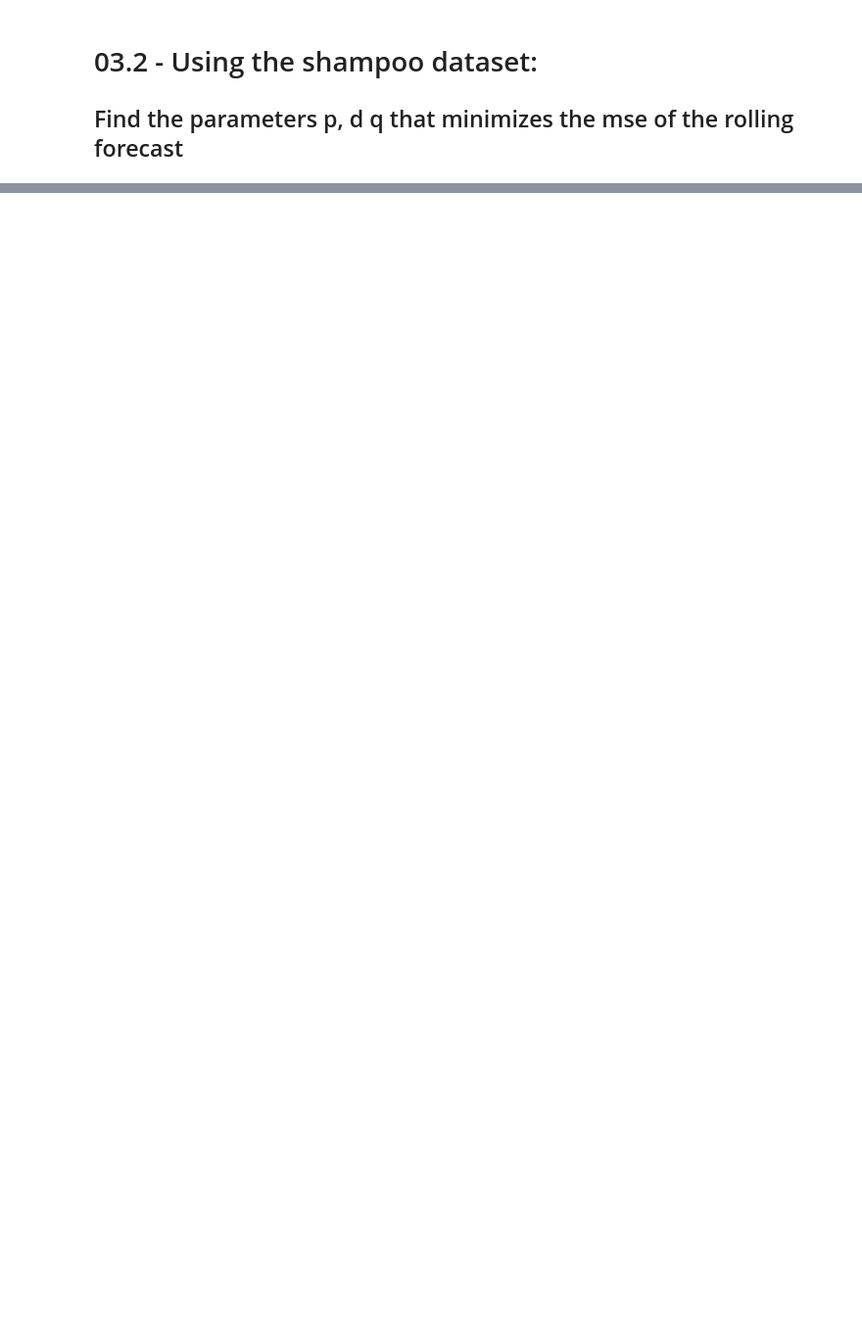
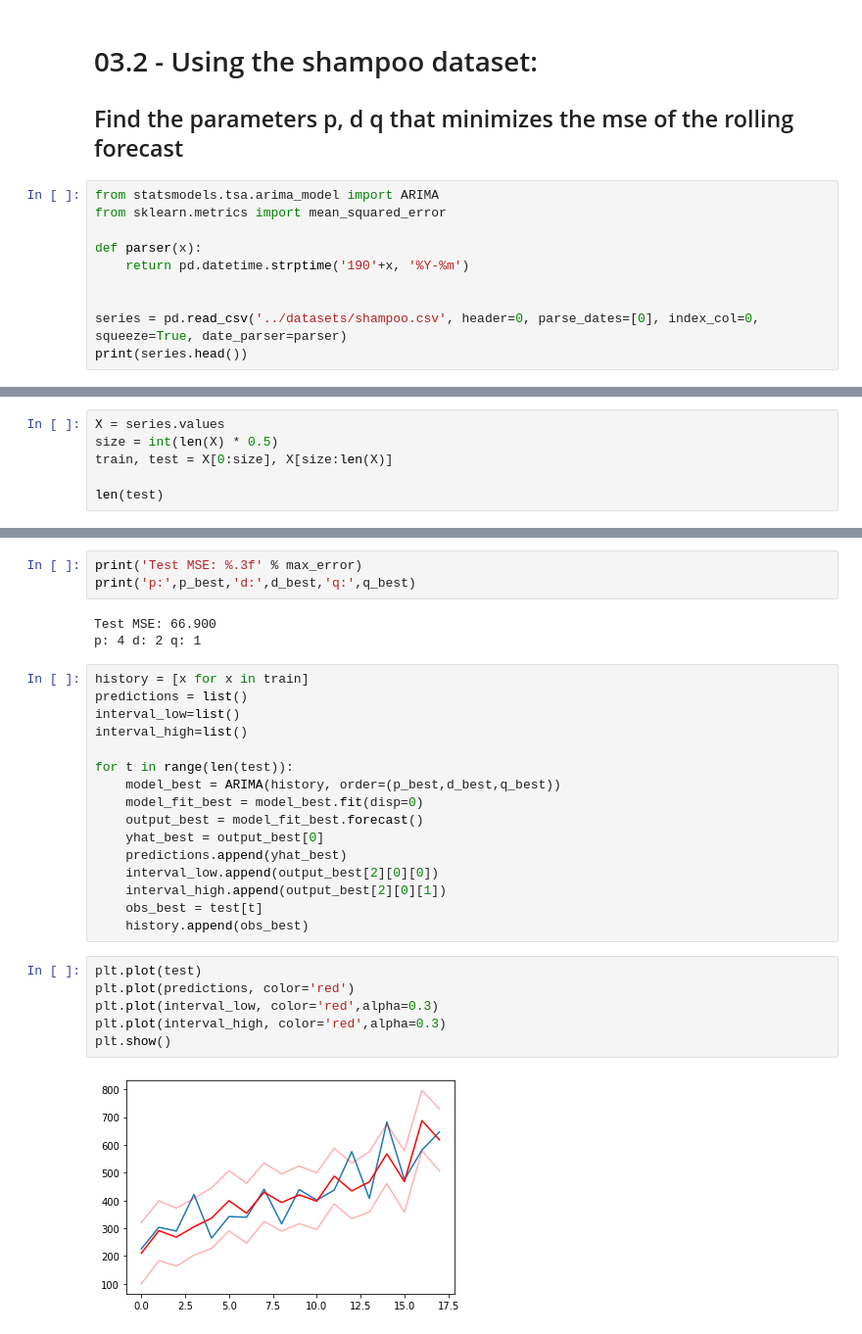
Before and after one commit to dtavera2269/AdvancedMethodsDataAnalysisClass, a Jupyter notebook: Exercises/E03-ARIMA.ipynb, the cells around one changed output, grey strips where cells are left out. Shown: that part at 98% size. Cells and saved outputs as stored; diff of their text form; blank space fills up the shorter version.

```diff
--- a/Exercises/E03-ARIMA.ipynb
+++ b/Exercises/E03-ARIMA.ipynb
@@ -43,3 +43,13 @@ ts4: MA
 # %% [markdown]
 # 03.2 - Using the shampoo dataset:
 ## Find the parameters p, d q that minimizes the mse of the rolling forecast
+# %%
+from statsmodels.tsa.arima_model import ARIMA
+from sklearn.metrics import mean_squared_error
+
+def parser(x):
+    return pd.datetime.strptime('190'+x, '%Y-%m')
+
+
+series = pd.read_csv('../datasets/shampoo.csv', header=0, parse_dates=[0], index_col=0, squeeze=True, date_parser=parser)
+print(series.head())
@@ -45,0 +64,6 @@ ts4: MA
+# %%
+X = series.values
+size = int(len(X) * 0.5)
+train, test = X[0:size], X[size:len(X)]
+
+len(test)
@@ -45,0 +213,30 @@ ts4: MA
+# %%
+print('Test MSE: %.3f' % max_error)
+print('p:',p_best,'d:',d_best,'q:',q_best)
+# %% [output]
+Test MSE: 66.900
+p: 4 d: 2 q: 1
+# %%
+history = [x for x in train]
+predictions = list()
+interval_low=list()
+interval_high=list()
+
+for t in range(len(test)):
+    model_best = ARIMA(history, order=(p_best,d_best,q_best))
+    model_fit_best = model_best.fit(disp=0)
+    output_best = model_fit_best.forecast()
+    yhat_best = output_best[0]
+    predictions.append(yhat_best)
+    interval_low.append(output_best[2][0][0])
+    interval_high.append(output_best[2][0][1])
+    obs_best = test[t]
+    history.append(obs_best)
+# %%
+plt.plot(test)
+plt.plot(predictions, color='red')
+plt.plot(interval_low, color='red',alpha=0.3)
+plt.plot(interval_high, color='red',alpha=0.3)
+plt.show()
+# %% [output]
+[figure, added]
```
Also changed, not shown: parts of 5 cells of this notebook, 2 other files.
